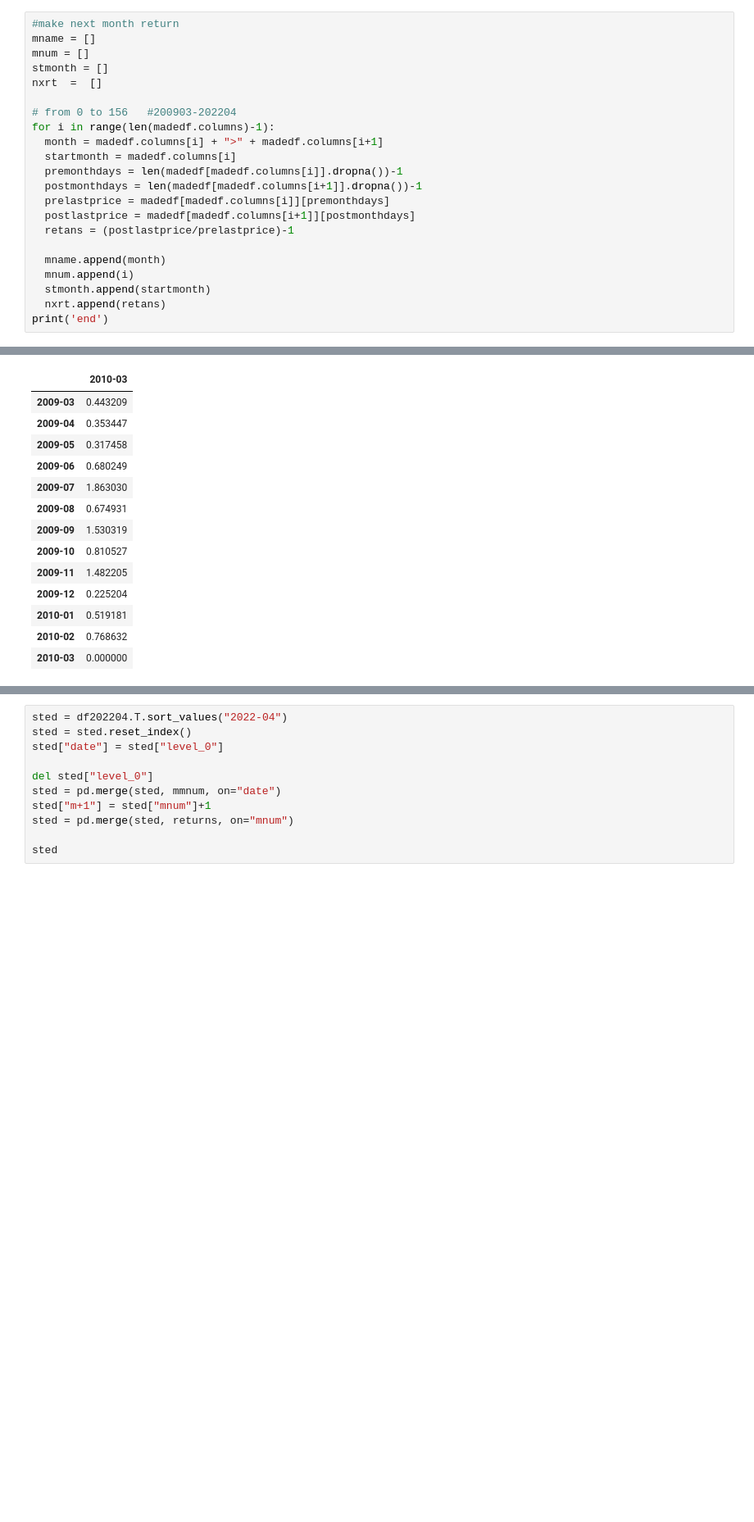
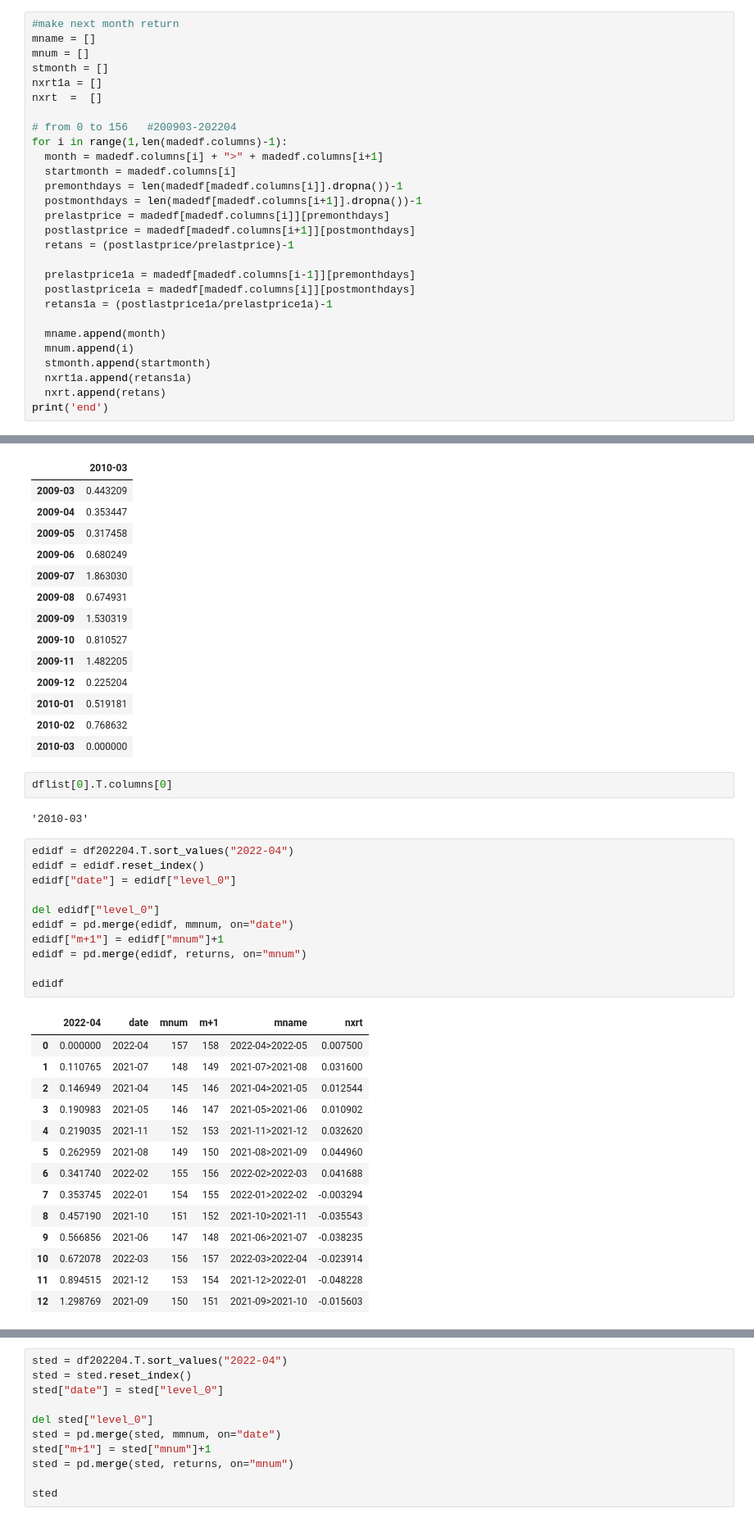
Before and after one commit to gitbiginner/ststpy, a Jupyter notebook: stockmw.ipynb, the cells around one changed output, grey strips where cells are left out. Shown at 82% size. Drawn from its saved outputs; the diff is of its cells as text; blank space fills up the shorter version.

```diff
--- a/stockmw.ipynb
+++ b/stockmw.ipynb
@@ -51,10 +51,11 @@ end
 mname = []
 mnum = []
 stmonth = []
+nxrt1a = []
 nxrt  =  []
 
 # from 0 to 156   #200903-202204
-for i in range(len(madedf.columns)-1):
+for i in range(1,len(madedf.columns)-1):
   month = madedf.columns[i] + ">" + madedf.columns[i+1]
   startmonth = madedf.columns[i]
   premonthdays = len(madedf[madedf.columns[i]].dropna())-1
@@ -63,9 +64,14 @@ for i in range(len(madedf.columns)-1):
   postlastprice = madedf[madedf.columns[i+1]][postmonthdays]
   retans = (postlastprice/prelastprice)-1
 
+  prelastprice1a = madedf[madedf.columns[i-1]][premonthdays]
+  postlastprice1a = madedf[madedf.columns[i]][postmonthdays]
+  retans1a = (postlastprice1a/prelastprice1a)-1
+
   mname.append(month)
   mnum.append(i)
   stmonth.append(startmonth)
+  nxrt1a.append(retans1a)
   nxrt.append(retans)
 print('end')
 # %% [output]
@@ -198,3 +201,33 @@ dflist[0].T
 | 2010-01 | 0.519181 |
 | 2010-02 | 0.768632 |
 | 2010-03 | 0.000000 |
+# %%
+dflist[0].T.columns[0]
+# %% [output]
+'2010-03'
+# %%
+edidf = df202204.T.sort_values("2022-04")
+edidf = edidf.reset_index()
+edidf["date"] = edidf["level_0"]
+
+del edidf["level_0"]
+edidf = pd.merge(edidf, mmnum, on="date")
+edidf["m+1"] = edidf["mnum"]+1
+edidf = pd.merge(edidf, returns, on="mnum")
+
+edidf
+# %% [output]
+|  | 2022-04 | date | mnum | m+1 | mname | nxrt |
+| 0 | 0.000000 | 2022-04 | 157 | 158 | 2022-04>2022-05 | 0.007500 |
+| 1 | 0.110765 | 2021-07 | 148 | 149 | 2021-07>2021-08 | 0.031600 |
+| 2 | 0.146949 | 2021-04 | 145 | 146 | 2021-04>2021-05 | 0.012544 |
+| 3 | 0.190983 | 2021-05 | 146 | 147 | 2021-05>2021-06 | 0.010902 |
+| 4 | 0.219035 | 2021-11 | 152 | 153 | 2021-11>2021-12 | 0.032620 |
+| 5 | 0.262959 | 2021-08 | 149 | 150 | 2021-08>2021-09 | 0.044960 |
+| 6 | 0.341740 | 2022-02 | 155 | 156 | 2022-02>2022-03 | 0.041688 |
+| 7 | 0.353745 | 2022-01 | 154 | 155 | 2022-01>2022-02 | -0.003294 |
+| 8 | 0.457190 | 2021-10 | 151 | 152 | 2021-10>2021-11 | -0.035543 |
+| 9 | 0.566856 | 2021-06 | 147 | 148 | 2021-06>2021-07 | -0.038235 |
+| 10 | 0.672078 | 2022-03 | 156 | 157 | 2022-03>2022-04 | -0.023914 |
+| 11 | 0.894515 | 2021-12 | 153 | 154 | 2021-12>2022-01 | -0.048228 |
+| 12 | 1.298769 | 2021-09 | 150 | 151 | 2021-09>2021-10 | -0.015603 |
```
Also changed, not shown: parts of 15 cells of this notebook.
